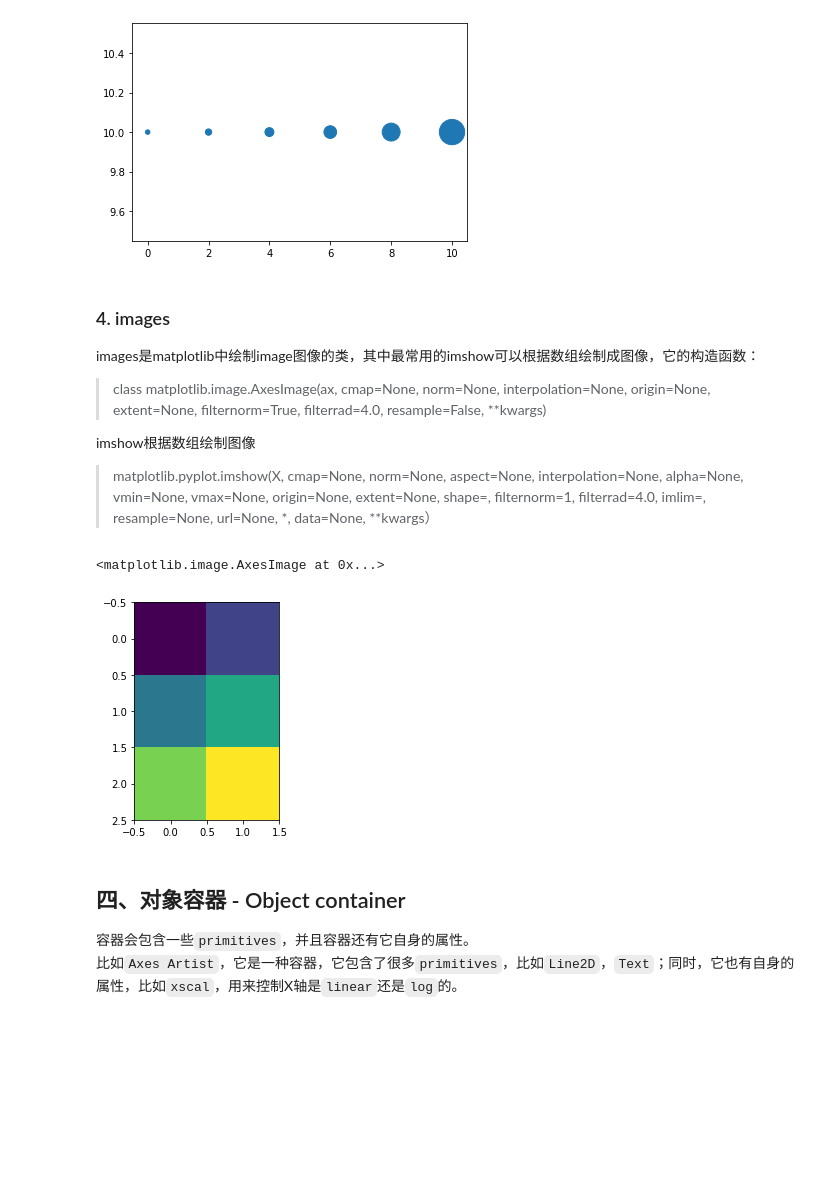
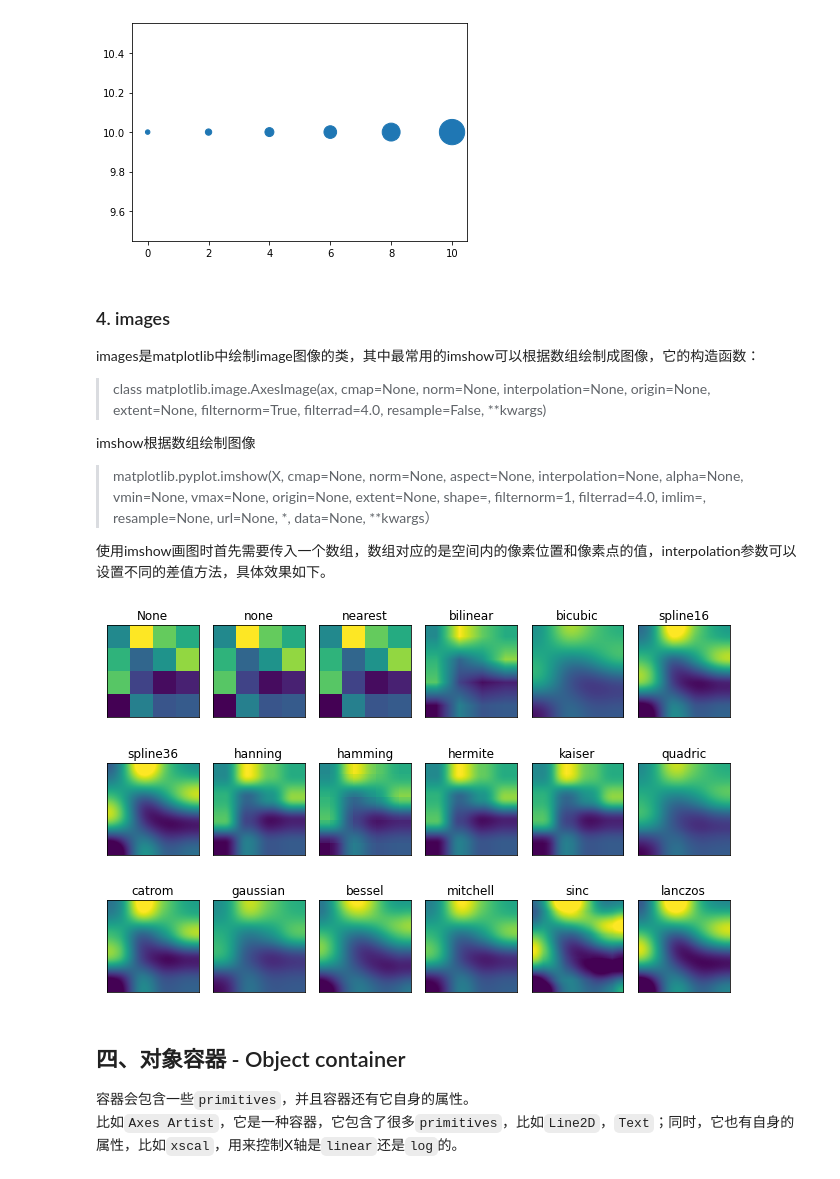
Before and after one commit to datawhalechina/fantastic-matplotlib, a Jupyter notebook: 第二回：艺术画笔见乾坤.ipynb, the cells around one changed output. Saved outputs shown, nothing was run; the diff lists cells and outputs as text; code cells hidden in the pictures; blank space fills up the shorter version.

```diff
--- a/第二回：艺术画笔见乾坤.ipynb
+++ b/第二回：艺术画笔见乾坤.ipynb
@@ -472,14 +472,29 @@ images是matplotlib中绘制image图像的类，其中最常用的imshow可以
 
 imshow根据数组绘制图像
 >matplotlib.pyplot.imshow(X, cmap=None, norm=None, aspect=None, interpolation=None, alpha=None, vmin=None, vmax=None, origin=None, extent=None, shape=<deprecated parameter>, filternorm=1, filterrad=4.0, imlim=<deprecated parameter>, resample=None, url=None, *, data=None, **kwargs）
+
+使用imshow画图时首先需要传入一个数组，数组对应的是空间内的像素位置和像素点的值，interpolation参数可以设置不同的差值方法，具体效果如下。
-# %%
-import matplotlib.pyplot as plt
-import matplotlib.image as mpimg
-X = [[1, 2], [3, 4], [5, 6]]
-plt.imshow(X)
-# %% [output]
-<matplotlib.image.AxesImage at 0x...>
-[figure, removed]
+# %%
+import matplotlib.pyplot as plt
+import numpy as np
+methods = [None, 'none', 'nearest', 'bilinear', 'bicubic', 'spline16',
+           'spline36', 'hanning', 'hamming', 'hermite', 'kaiser', 'quadric',
+           'catrom', 'gaussian', 'bessel', 'mitchell', 'sinc', 'lanczos']
+
+
+grid = np.random.rand(4, 4)
+
+fig, axs = plt.subplots(nrows=3, ncols=6, figsize=(9, 6),
+                        subplot_kw={'xticks': [], 'yticks': []})
+
+for ax, interp_method in zip(axs.flat, methods):
+    ax.imshow(grid, interpolation=interp_method, cmap='viridis')
+    ax.set_title(str(interp_method))
+
+plt.tight_layout()
+plt.show()
+# %% [output]
+[figure, added]
 # %% [markdown]
 ## 四、对象容器 - Object container
 容器会包含一些`primitives`，并且容器还有它自身的属性。
```
Also changed, not shown: parts of 1 cell of this notebook, 1 other file.
